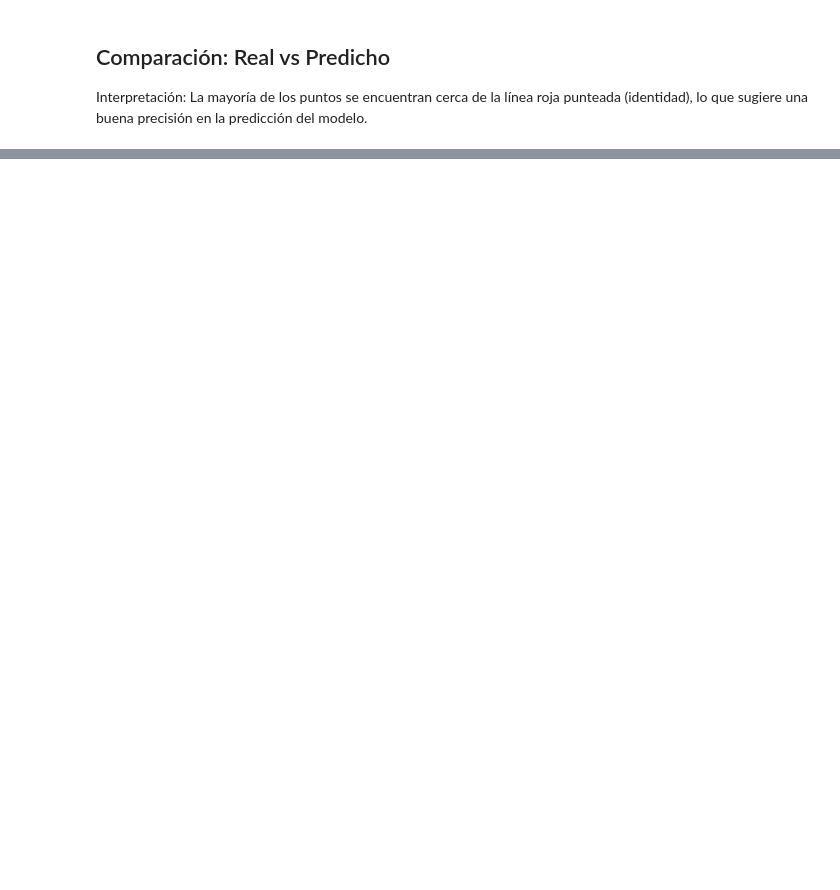
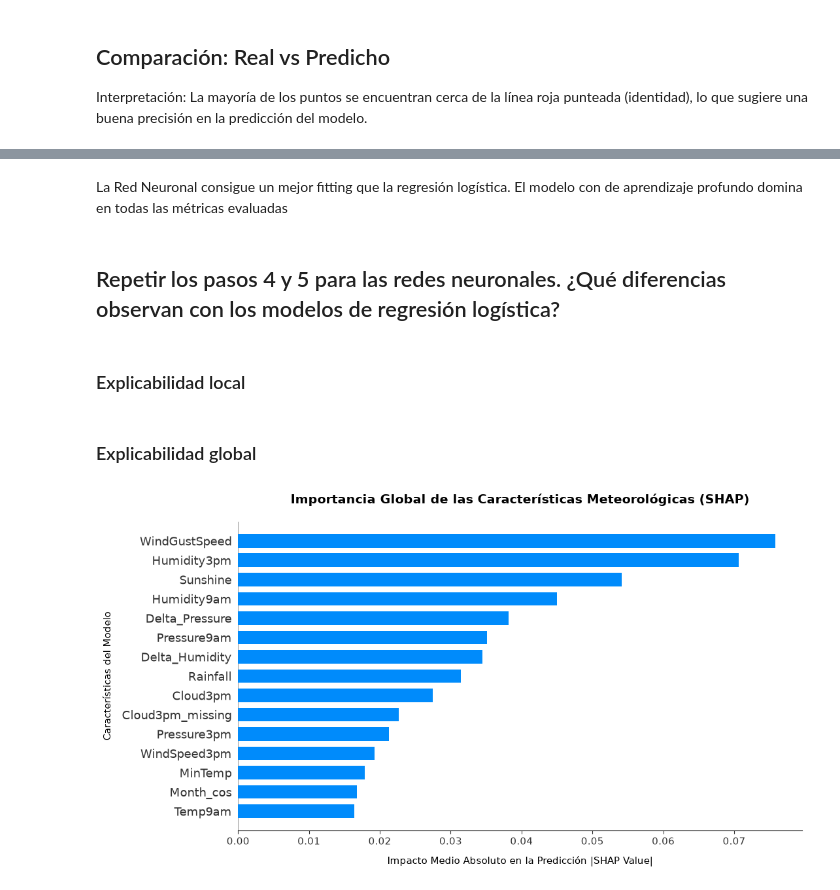
Before and after one commit to manuellazarte/AA1-TUIA-QUINTEROS-LAZARTE-LASARTE, a Jupyter notebook: TP_clasificacion_AA1.ipynb, the cells around one changed output, grey strips where cells are left out. Drawn from its saved outputs; the diff is of its cells as text; code cells hidden in the pictures; blank space fills up the shorter version.

Commit message:
conclusion sobre el mejor fitting, optimizacion de computo con archivo con datos imputados

```diff
--- a/TP_clasificacion_AA1.ipynb
+++ b/TP_clasificacion_AA1.ipynb
@@ -1812,0 +1844,39 @@ plt.show()
+# %% [markdown]
+La Red Neuronal consigue un mejor fitting que la regresión logística. El modelo con de aprendizaje profundo domina en todas las métricas evaluadas
+# %% [markdown]
+## Repetir los pasos 4 y 5 para las redes neuronales. ¿Qué diferencias observan con los modelos de regresión logística?
+# %% [markdown]
+### Explicabilidad local
+# %% [markdown]
+### Explicabilidad global
+# %%
+X_train_summary = shap.sample(X1_train, 100).astype('float32').values
+X_test_sample = shap.sample(X1_test, 50).astype('float32').values
+# %%
+explainer = shap.DeepExplainer(model, X_train_summary)
+shap_values = explainer.shap_values(X_test_sample)
+# %%
+shap_values = np.array(shap_values)
+if shap_values.ndim == 3 and shap_values.shape[-1] == 1:
+    shap_values = shap_values.squeeze(-1)
+# %%
+shap.summary_plot(
+    shap_values,
+    X_test_sample,
+    feature_names=X1_train.columns,
+    plot_type="bar",
+    max_display=15,           # Limitamos a las 15 variables más importantes
+    plot_size=(11, 6),        # <<-- CORRECCIÓN CLAVE: Obliga a SHAP a ensanchar el lienzo
+    show=False                # Bloquea el renderizado automático para poder editarlo abajo
+)
+
+# 3. Personalización estética de textos con Matplotlib sobre el lienzo expandido
+plt.title("Importancia Global de las Características Meteorológicas (SHAP)", fontsize=14, fontweight='bold', pad=20)
+plt.xlabel("Impacto Medio Absoluto en la Predicción |SHAP Value|", fontsize=11, labelpad=10)
+plt.ylabel("Características del Modelo", fontsize=11, labelpad=10)
+
+# El ajuste estricto ahora sí funcionará perfectamente porque el lienzo no está comprimido
+plt.tight_layout()
+plt.show()
+# %% [output]
+[figure, added]
```
Also changed, not shown: parts of 31 cells of this notebook, 1 other file.
